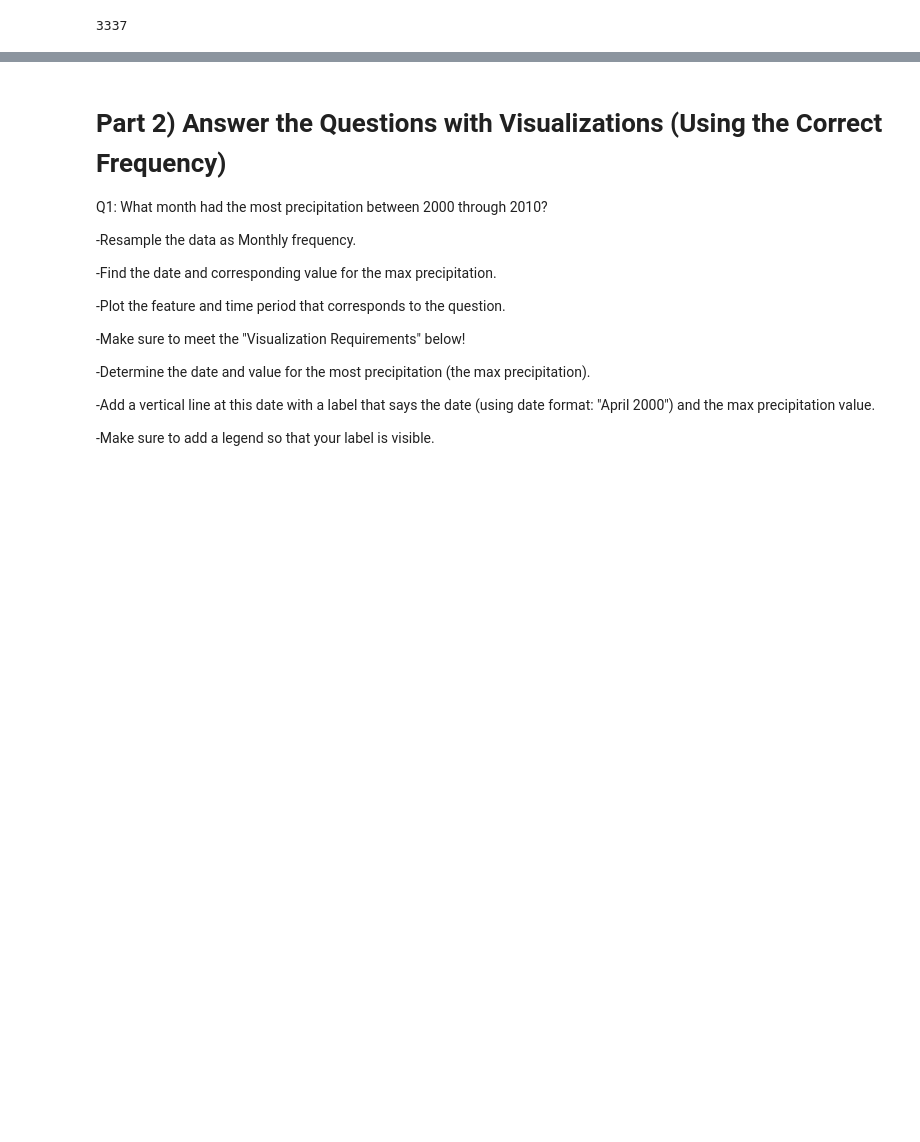
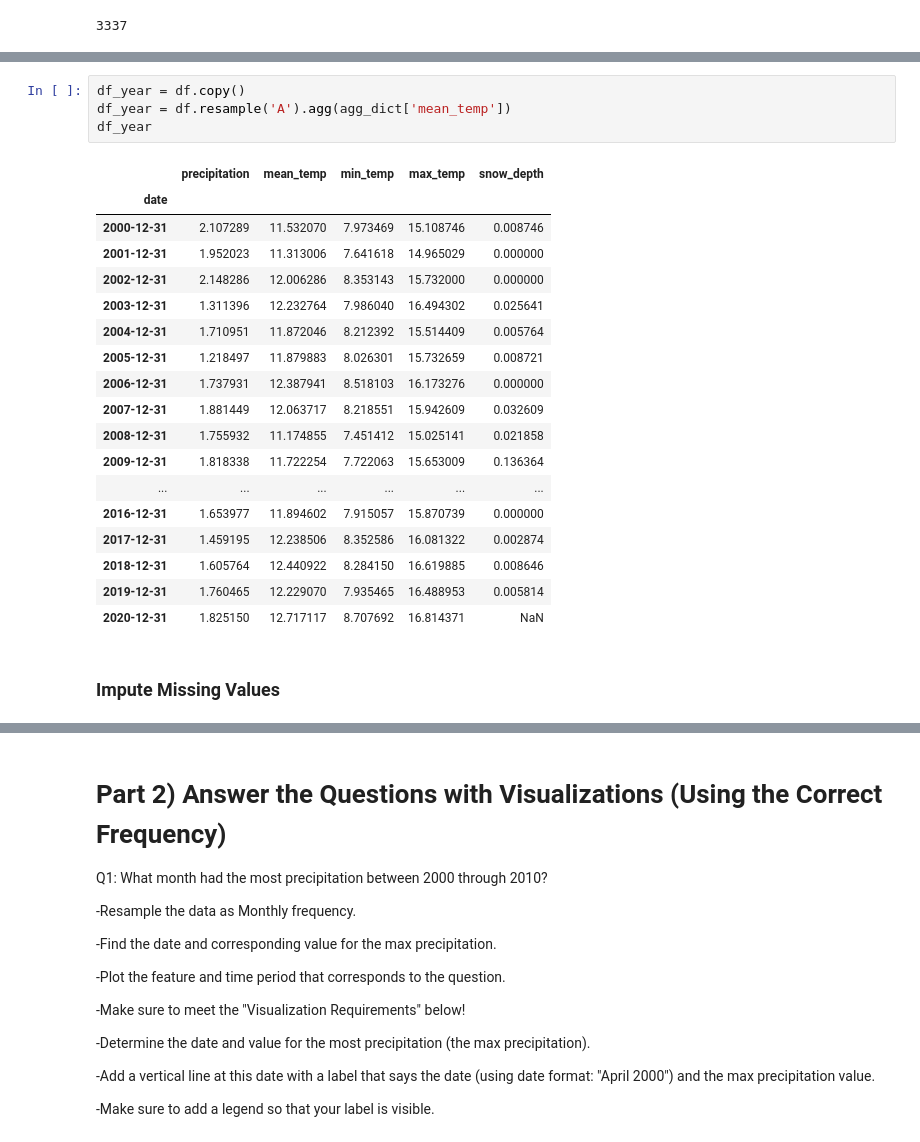
Before and after one commit to parrisatwork/Resampling-Datetime, a Jupyter notebook: (Core)_Resampling_Datetime_Data_Parris_Trimingham.ipynb, the cells around one changed output, grey strips where cells are left out. Cells and saved outputs as stored; diff of their text form; blank space fills up the shorter version.

```diff
--- a/(Core)_Resampling_Datetime_Data_Parris_Trimingham.ipynb
+++ b/(Core)_Resampling_Datetime_Data_Parris_Trimingham.ipynb
@@ -118 +167,26 @@ df['min_temp'] = df['min_temp'].interpolate()
+# %%
+df_year = df.copy()
+df_year = df.resample('A').agg(agg_dict['mean_temp'])
+df_year
+# %% [output]
+|  | precipitation | mean_temp | min_temp | max_temp | snow_depth |
+| date |  |  |  |  |  |
+| 2000-12-31 | 2.107289 | 11.532070 | 7.973469 | 15.108746 | 0.008746 |
+| 2001-12-31 | 1.952023 | 11.313006 | 7.641618 | 14.965029 | 0.000000 |
+| 2002-12-31 | 2.148286 | 12.006286 | 8.353143 | 15.732000 | 0.000000 |
+| 2003-12-31 | 1.311396 | 12.232764 | 7.986040 | 16.494302 | 0.025641 |
+| 2004-12-31 | 1.710951 | 11.872046 | 8.212392 | 15.514409 | 0.005764 |
+| 2005-12-31 | 1.218497 | 11.879883 | 8.026301 | 15.732659 | 0.008721 |
+| 2006-12-31 | 1.737931 | 12.387941 | 8.518103 | 16.173276 | 0.000000 |
+| 2007-12-31 | 1.881449 | 12.063717 | 8.218551 | 15.942609 | 0.032609 |
+| 2008-12-31 | 1.755932 | 11.174855 | 7.451412 | 15.025141 | 0.021858 |
+| 2009-12-31 | 1.818338 | 11.722254 | 7.722063 | 15.653009 | 0.136364 |
+| ... | ... | ... | ... | ... | ... |
+| 2016-12-31 | 1.653977 | 11.894602 | 7.915057 | 15.870739 | 0.000000 |
+| 2017-12-31 | 1.459195 | 12.238506 | 8.352586 | 16.081322 | 0.002874 |
+| 2018-12-31 | 1.605764 | 12.440922 | 8.284150 | 16.619885 | 0.008646 |
+| 2019-12-31 | 1.760465 | 12.229070 | 7.935465 | 16.488953 | 0.005814 |
+| 2020-12-31 | 1.825150 | 12.717117 | 8.707692 | 16.814371 | NaN |
+# %% [markdown]
+### Impute Missing Values
 # %%
```
Also changed, not shown: parts of 34 cells of this notebook.
